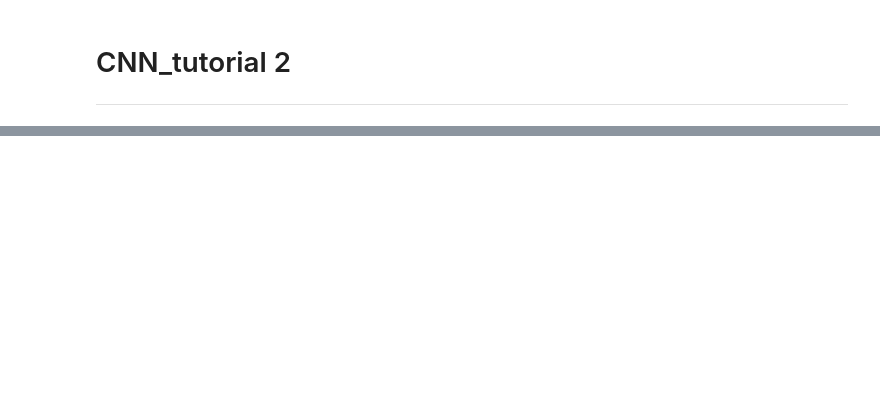
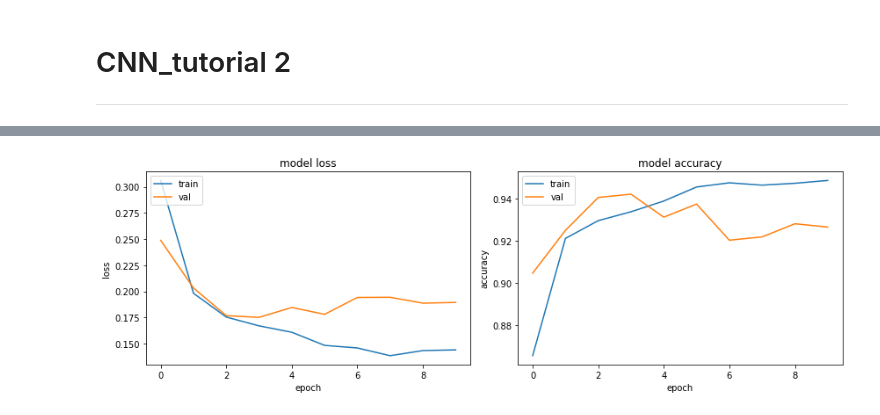
Before and after one commit to dnrtn1101/CNN_tutorial, a Jupyter notebook: CNN_2.ipynb, the cells around one changed output, grey strips where cells are left out. Drawn from its saved outputs; the diff is of its cells as text; code cells hidden in the pictures; blank space fills up the shorter version.

```diff
--- a/CNN_2.ipynb
+++ b/CNN_2.ipynb
@@ -124,0 +306,20 @@
+# %%
+class myCallback(Callback):
+    def on_epoch_end(self, epoch, logs={}):
+        if(logs.get('val_accuracy') > 0.98):
+            print("\nReached 98% accuracy so cancelling training!")
+            self.model.stop_training = True
+
+callbacks = myCallback()
+# %%
+vgg16.compile(optimizer = 'adam', loss = 'binary_crossentropy', metrics = ['accuracy'])
+
+
+history = vgg16.fit(training_set,
+    steps_per_epoch = num_train//batch_size,
+    batch_size=batch_size,
+    epochs=10,
+    validation_data = validation_generator,
+    validation_steps = num_val//batch_size,
+    callbacks = [reduce_lr, callbacks]
+)
@@ -124,0 +344,25 @@
+# %%
+def plot_learning_curves(history):
+    plt.figure(figsize=(12,4))
+
+    plt.subplot(1,2,1)
+    plt.plot(history.history['loss'])
+    plt.plot(history.history['val_loss'])
+    plt.title('model loss')
+    plt.ylabel('loss')
+    plt.xlabel('epoch')
+    plt.legend(['train', 'val'], loc='upper left')
+
+    plt.subplot(1,2,2)
+    plt.plot(history.history['accuracy'])
+    plt.plot(history.history['val_accuracy'])
+    plt.title('model accuracy')
+    plt.ylabel('accuracy')
+    plt.xlabel('epoch')
+    plt.legend(['train', 'val'], loc='upper left')
+
+    plt.tight_layout()
+
+plot_learning_curves(history)
+# %% [output]
+[figure, added]
```
Also changed, not shown: parts of 24 cells of this notebook, 7 other files.
